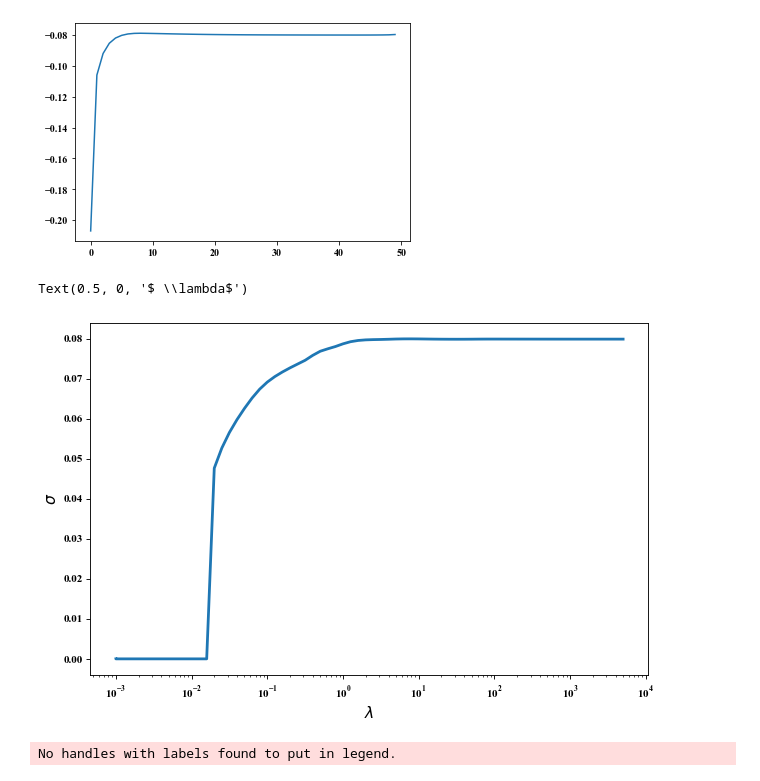
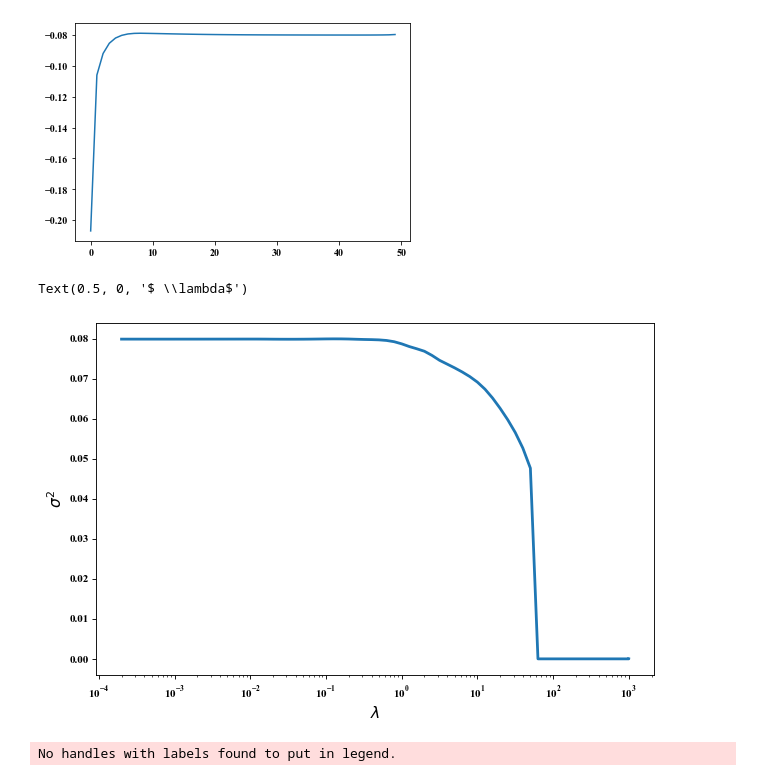
Before and after one commit to dbelivanis/Information-Theory-2, a Jupyter notebook: Multi_k/plot_results_t.ipynb, the cells around one changed output. Drawn from its saved outputs; the diff is of its cells as text; code cells hidden in the pictures.

```diff
--- a/Multi_k/plot_results_t.ipynb
+++ b/Multi_k/plot_results_t.ipynb
@@ -140,19 +140,19 @@ plt.plot(k[80,1::2])
 # %%
 my_dpi = 80
 fig, axs = plt.subplots(1, 1, figsize=(600/my_dpi, 400/my_dpi), dpi=my_dpi)
 fig.subplots_adjust(left=0.02, bottom=0.06, right=0.95, top=0.94, wspace=0.15)
 ax1 = plt.subplot(111)
 
-plt.semilogx(10**lam[1::2],abs(k[1::2,51]), linewidth=2.5,)
+plt.semilogx(10**(-lam[1::2]),abs(k[1::2,51]), linewidth=2.5,)
 
 
-plt.ylabel(r'$\sigma$', fontsize= 14)
+plt.ylabel(r'$\sigma^2$', fontsize= 14)
 plt.xlabel(r'$ \lambda$', fontsize= 14)
 
 # plt.ticklabel_format(axis="x", style="sci", scilimits=(0,0))
 # %% [output]
 Text(0.5, 0, '$ \\lambda$')
-[figure, old version]
+[figure, new version]
 # %%
 my_dpi = 80
 fig, axs = plt.subplots(1, 1, figsize=(600/my_dpi, 400/my_dpi), dpi=my_dpi)
```
Also changed, not shown: parts of 1 cell of this notebook, 9 other files.
